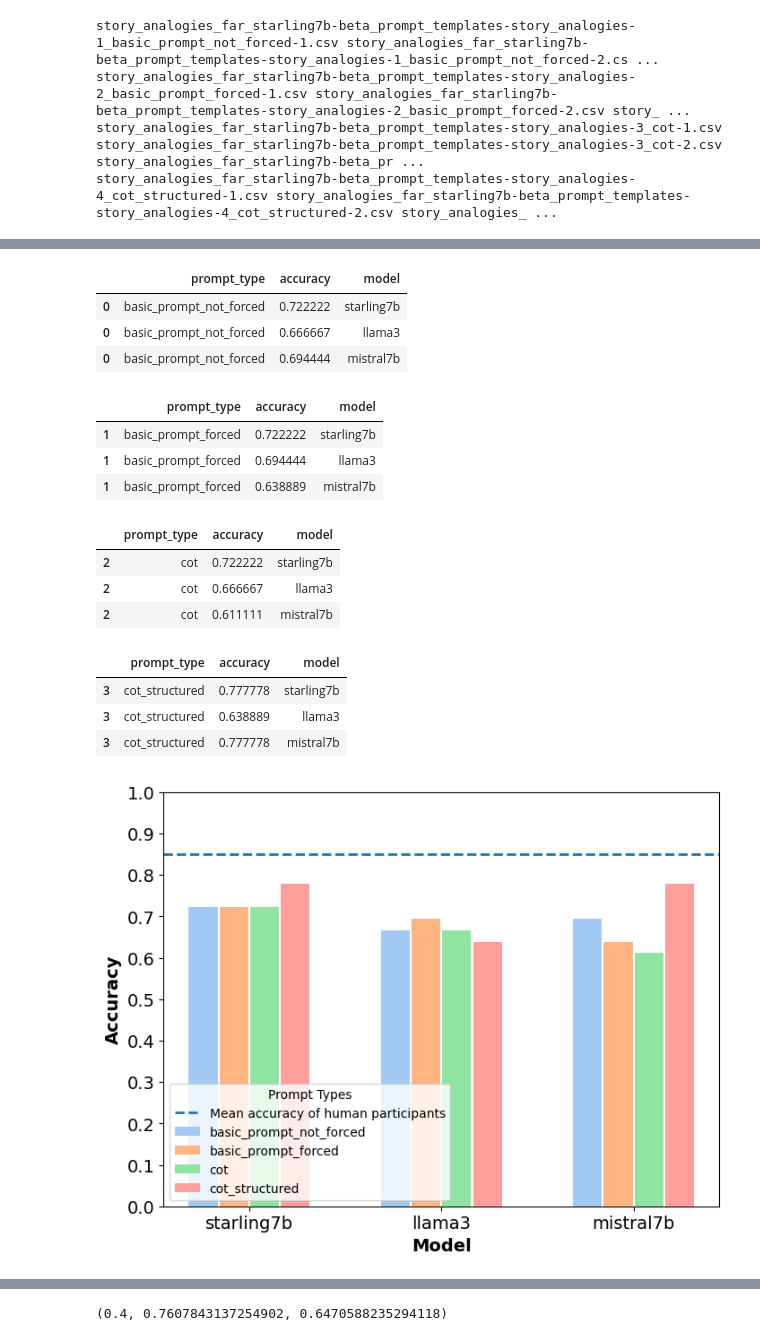
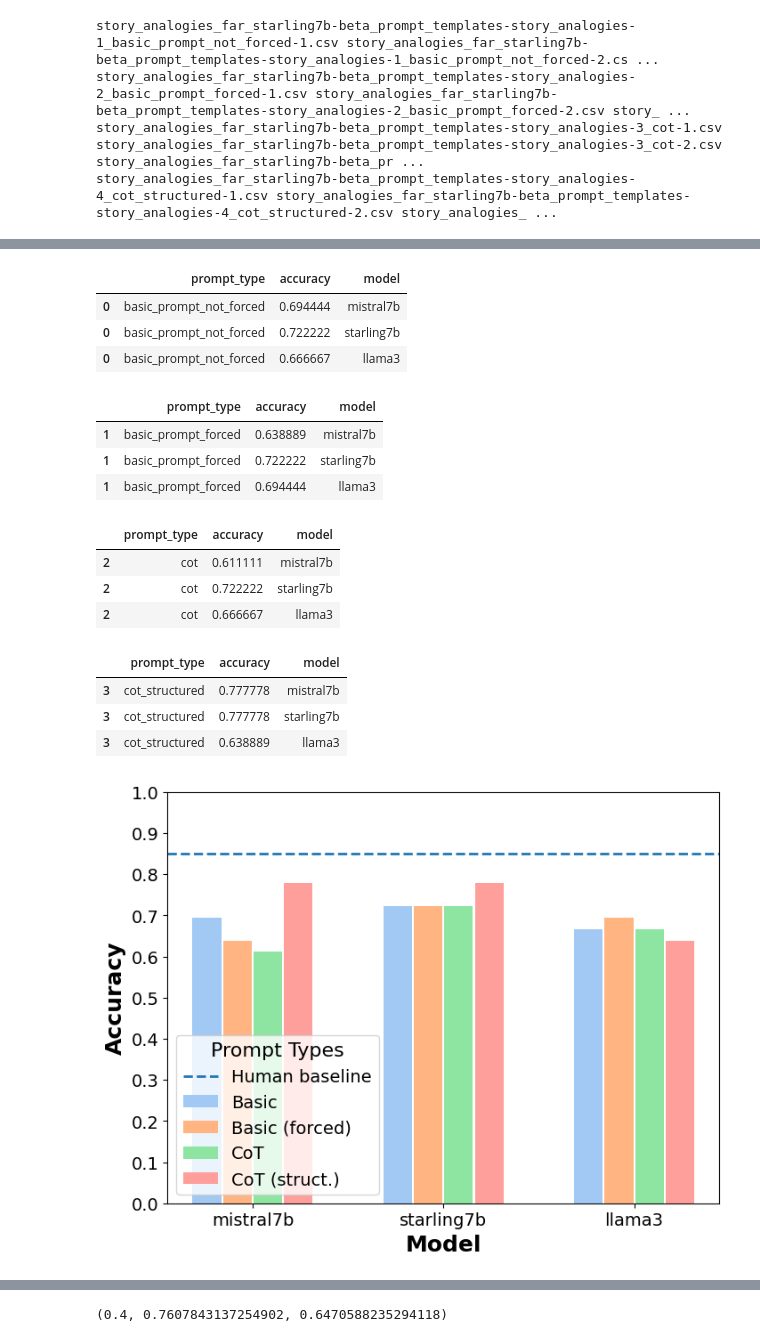
Before and after one commit to jakub-podolak/AbstractAnalogies, a Jupyter notebook: notebooks/story_analogies_postprocessing.ipynb, the cells around one changed output, grey strips where cells are left out. Cells and saved outputs as stored; diff of their text form; code cells hidden in the pictures.

```diff
--- a/notebooks/story_analogies_postprocessing.ipynb
+++ b/notebooks/story_analogies_postprocessing.ipynb
@@ -100,7 +100,7 @@ llama_majority['model'] = 'llama3'
 # %%
 starling_majority['model'] = 'starling7b'
 # %%
-df = pd.concat([starling_majority, llama_majority, mistral_majority])
+df = pd.concat([mistral_majority, starling_majority, llama_majority])
 # %%
 df
 # %% [output]
@@ -121,6 +121,18 @@ df
 import matplotlib.pyplot as plt
 import seaborn as sns
 # %%
+def legend_format(prompt):
+    if prompt == 'basic_prompt_not_forced':
+        return 'Basic'
+    elif prompt == 'basic_prompt_forced':
+        return 'Basic (forced)'
+    elif prompt == 'cot':
+        return 'CoT'
+    elif prompt == 'cot_structured':
+        return 'CoT (struct.)'
+    else:
+        return 'Incorrect format'
+
 # colors = {
 #     'basic_prompt_not_forced': 'tab:blue',
 #     'basic_prompt_forced': 'tab:orange',
@@ -156,41 +168,41 @@ offsets = {
 }
 
 for pt in df['prompt_type'].unique():
     model_data = df[df['prompt_type'] == pt]
     display(model_data)
     positions_with_offset = [p + offsets[pt] for p in positions]
-    ax.bar(positions_with_offset, model_data['accuracy'], width=width, label=pt, color=colors[pt])
+    ax.bar(positions_with_offset, model_data['accuracy'], width=width, label=legend_format(pt), color=colors[pt])
 
-ax.axhline(0.85, linewidth=2, label='Mean accuracy of human participants', linestyle='dashed')
-ax.set_xlabel('Model', fontweight='bold', fontsize=14)
-ax.set_ylabel('Accuracy', fontweight='bold', fontsize=14)
+ax.axhline(0.85, linewidth=2, label='Human baseline', linestyle='dashed')
+ax.set_xlabel('Model', fontweight='bold', fontsize=18)
+ax.set_ylabel('Accuracy', fontweight='bold', fontsize=18)
 ax.set_xticks(positions)
-ax.set_xticklabels(unique_data)
+ax.set_xticklabels(unique_data, fontsize=14)
 
 # y-axis limits should be 0 to 1 wih 0.1 increments
 ax.set_yticks([i/10 for i in range(11)])
 ax.set_ylim(0, 1)
 
 ax.tick_params(axis='both', which='major', labelsize=14)
-ax.legend(title='Prompt Types', loc='lower left')
+legend = ax.legend(title='Prompt Types', loc='lower left', title_fontsize=16, fontsize=14)
 
 plt.savefig('story_far_results.png', dpi=600)
 plt.show()
 # %% [output]
 |  | prompt_type | accuracy | model |
+| 0 | basic_prompt_not_forced | 0.694444 | mistral7b |
 | 0 | basic_prompt_not_forced | 0.722222 | starling7b |
 | 0 | basic_prompt_not_forced | 0.666667 | llama3 |
-| 0 | basic_prompt_not_forced | 0.694444 | mistral7b |
 |  | prompt_type | accuracy | model |
+| 1 | basic_prompt_forced | 0.638889 | mistral7b |
 | 1 | basic_prompt_forced | 0.722222 | starling7b |
 | 1 | basic_prompt_forced | 0.694444 | llama3 |
-| 1 | basic_prompt_forced | 0.638889 | mistral7b |
 |  | prompt_type | accuracy | model |
+| 2 | cot | 0.611111 | mistral7b |
 | 2 | cot | 0.722222 | starling7b |
 | 2 | cot | 0.666667 | llama3 |
-| 2 | cot | 0.611111 | mistral7b |
 |  | prompt_type | accuracy | model |
+| 3 | cot_structured | 0.777778 | mistral7b |
 | 3 | cot_structured | 0.777778 | starling7b |
 | 3 | cot_structured | 0.638889 | llama3 |
-| 3 | cot_structured | 0.777778 | mistral7b |
-[figure, old version]
+[figure, new version]
```
Also changed, not shown: parts of 2 cells of this notebook, 6 other files.
